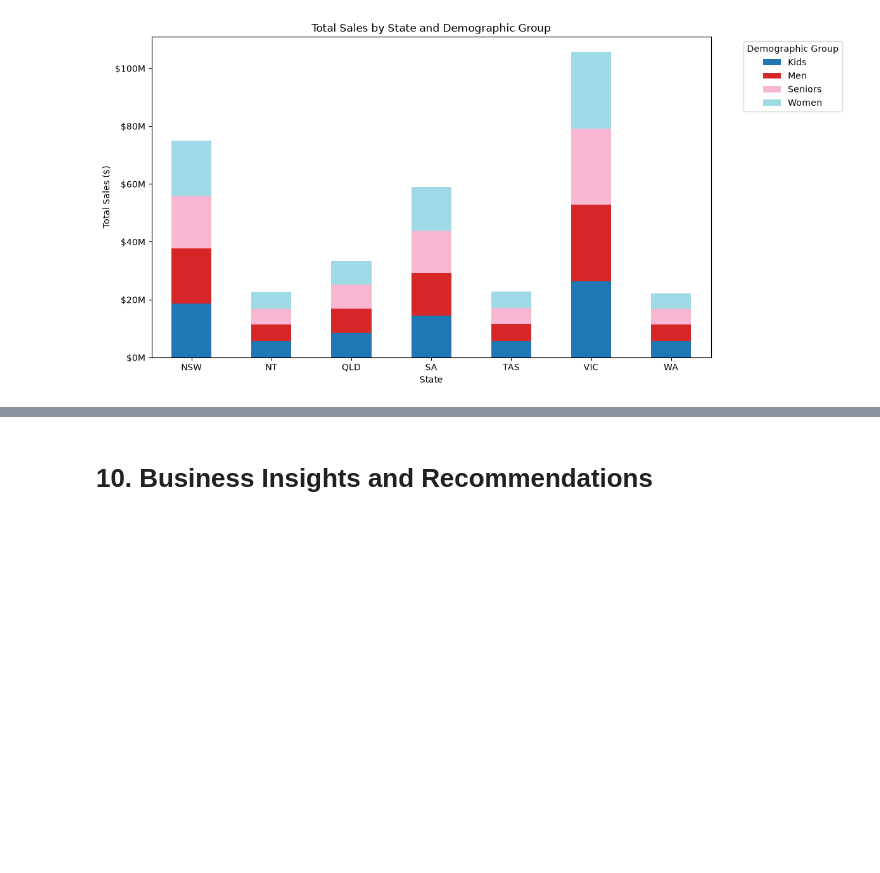
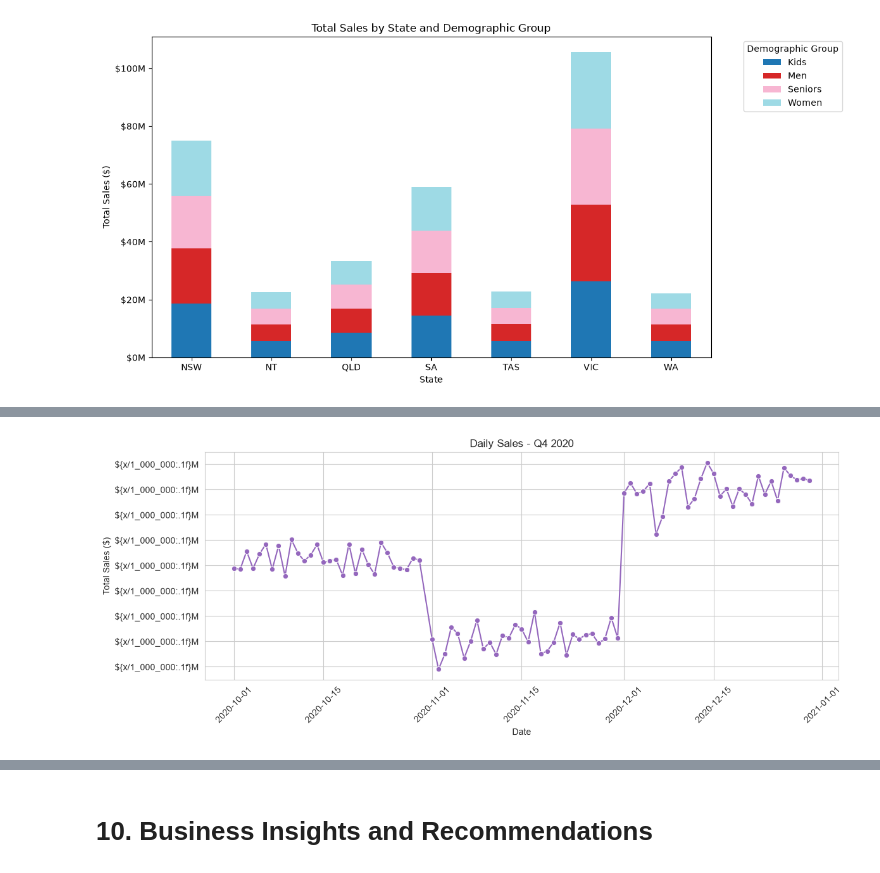
Before and after one commit to Juanb30/Python_Course_End_Projects, a Jupyter notebook: sales_analysis/notebooks/Sales_Analysis.ipynb, the cells around one changed output, grey strips where cells are left out. Saved outputs shown, nothing was run; the diff lists cells and outputs as text; code cells hidden in the pictures; blank space fills up the shorter version.

```diff
--- a/sales_analysis/notebooks/Sales_Analysis.ipynb
+++ b/sales_analysis/notebooks/Sales_Analysis.ipynb
@@ -430,0 +473,4 @@ Name: Sales, dtype: int64
+# %%
+df = pd.read_csv("../data/AusApparalSales4thQrt2020.csv")
+
+df.head()
@@ -430,0 +611,4 @@ Name: Sales, dtype: int64
+# %%
+df["State"] = df["State"].str.strip()
+df["Group"] = df["Group"].str.strip()
+df["Time"] = df["Time"].str.strip()
@@ -955,0 +2016,20 @@ plt.show()
+# %%
+# Daily sales aggregation and line chart
+daily_sales = df.groupby(df['Date'].dt.date)['Sales'].sum()
+daily_sales.index = pd.to_datetime(daily_sales.index)
+
+plt.figure(figsize=(12, 5))
+sns.set_style('whitegrid')
+sns.lineplot(x=daily_sales.index, y=daily_sales.values, marker='o', color='tab:purple')
+plt.title('Daily Sales - Q4 2020')
+plt.xlabel('Date')
+plt.ylabel('Total Sales ($)')
+plt.gca().yaxis.set_major_formatter(FuncFormatter(lambda x, pos: f"${{x/1_000_000:.1f}}M"))
+plt.xticks(rotation=45)
+plt.tight_layout()
+plt.show()
+
+# Keep the daily_sales series available for downstream reporting
+daily_sales = daily_sales
+# %% [output]
+[figure, added]
```
Also changed, not shown: parts of 80 cells of this notebook.
